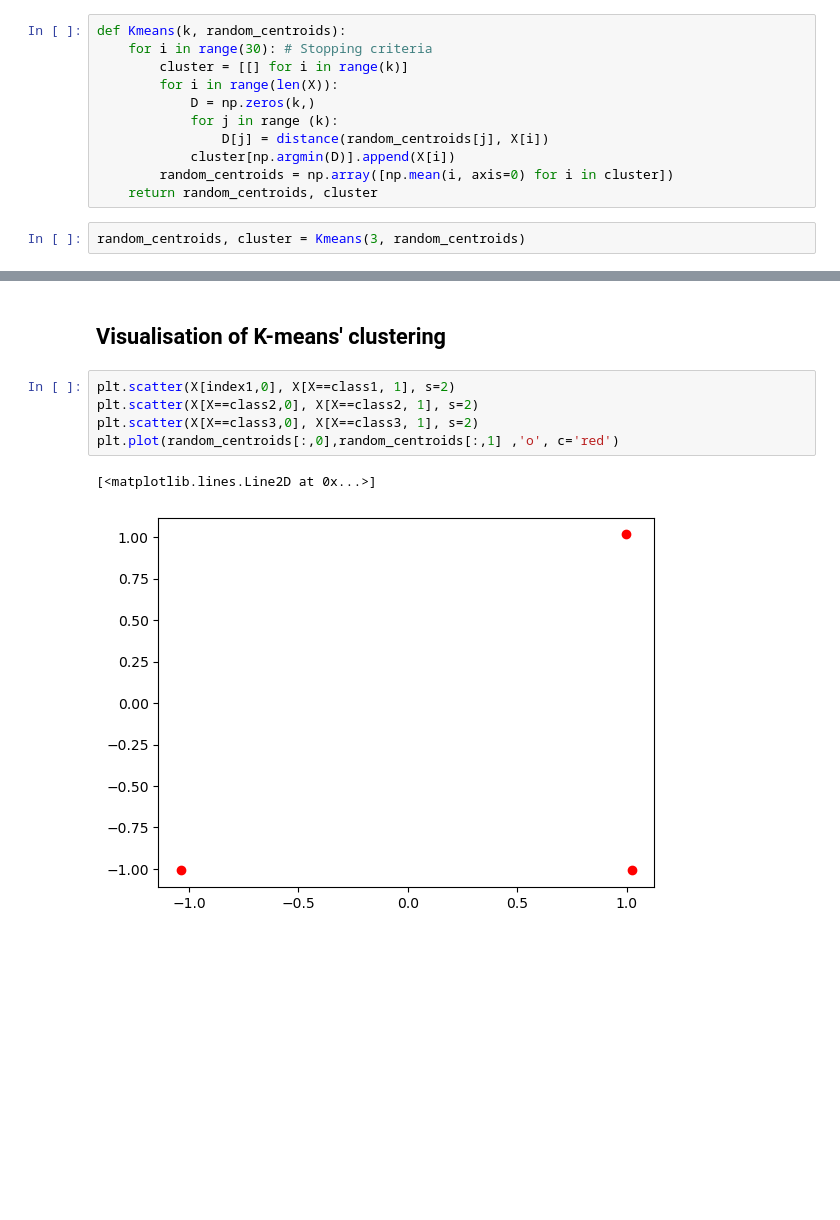
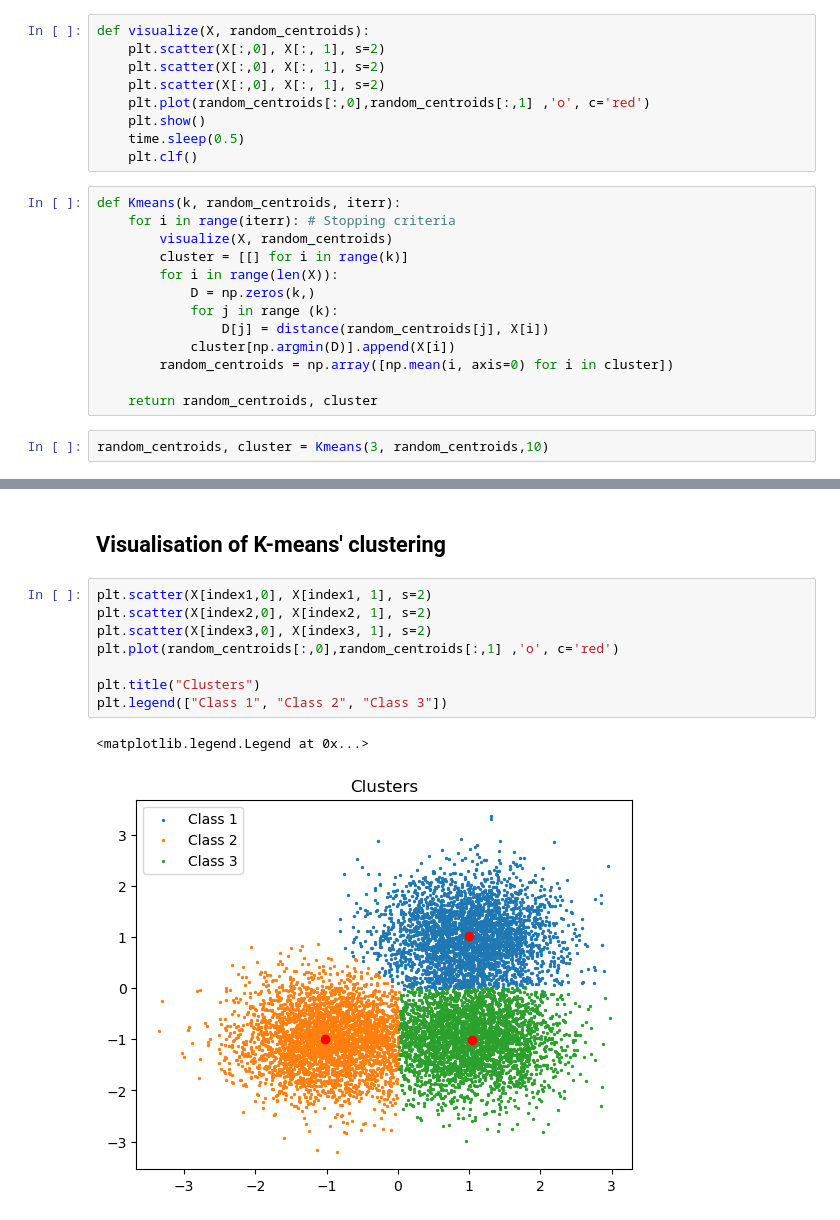
Before and after one commit to hwaseem04/Segmentation, a Jupyter notebook: Clustering/Naive-K-means.ipynb, the cells around one changed output, grey strips where cells are left out. Drawn from its saved outputs; the diff is of its cells as text; blank space fills up the shorter version.

```diff
--- a/Clustering/Naive-K-means.ipynb
+++ b/Clustering/Naive-K-means.ipynb
@@ -45,9 +46,19 @@ plt.plot(random_centroids[:,0],random_centroids[:,1] ,'o', c='red')
 # %%
 def distance(p1, p2):
     return np.sqrt(np.sum((p1-p2)**2)) # Multiple points
+# %%
+def visualize(X, random_centroids):
+    plt.scatter(X[:,0], X[:, 1], s=2)
+    plt.scatter(X[:,0], X[:, 1], s=2)
+    plt.scatter(X[:,0], X[:, 1], s=2)
+    plt.plot(random_centroids[:,0],random_centroids[:,1] ,'o', c='red')
+    plt.show()
+    time.sleep(0.5)
+    plt.clf()
 # %%
-def Kmeans(k, random_centroids):
-    for i in range(30): # Stopping criteria
+def Kmeans(k, random_centroids, iterr):
+    for i in range(iterr): # Stopping criteria
+        visualize(X, random_centroids)
         cluster = [[] for i in range(k)]
         for i in range(len(X)):
             D = np.zeros(k,)
@@ -55,6 +66,7 @@ def Kmeans(k, random_centroids):
                 D[j] = distance(random_centroids[j], X[i])
             cluster[np.argmin(D)].append(X[i])
         random_centroids = np.array([np.mean(i, axis=0) for i in cluster])
+
     return random_centroids, cluster
 # %%
-random_centroids, cluster = Kmeans(3, random_centroids)
+random_centroids, cluster = Kmeans(3, random_centroids,10)
@@ -93,10 +107,13 @@ for i in range(len(class3)):
 # %% [markdown]
 ## Visualisation of K-means' clustering
 # %%
-plt.scatter(X[index1,0], X[X==class1, 1], s=2)
-plt.scatter(X[X==class2,0], X[X==class2, 1], s=2)
-plt.scatter(X[X==class3,0], X[X==class3, 1], s=2)
+plt.scatter(X[index1,0], X[index1, 1], s=2)
+plt.scatter(X[index2,0], X[index2, 1], s=2)
+plt.scatter(X[index3,0], X[index3, 1], s=2)
 plt.plot(random_centroids[:,0],random_centroids[:,1] ,'o', c='red')
+
+plt.title("Clusters")
+plt.legend(["Class 1", "Class 2", "Class 3"])
 # %% [output]
-[<matplotlib.lines.Line2D at 0x...>]
+<matplotlib.legend.Legend at 0x...>
-[figure, old version]
+[figure, new version]
```
Also changed, not shown: parts of 10 cells of this notebook.
